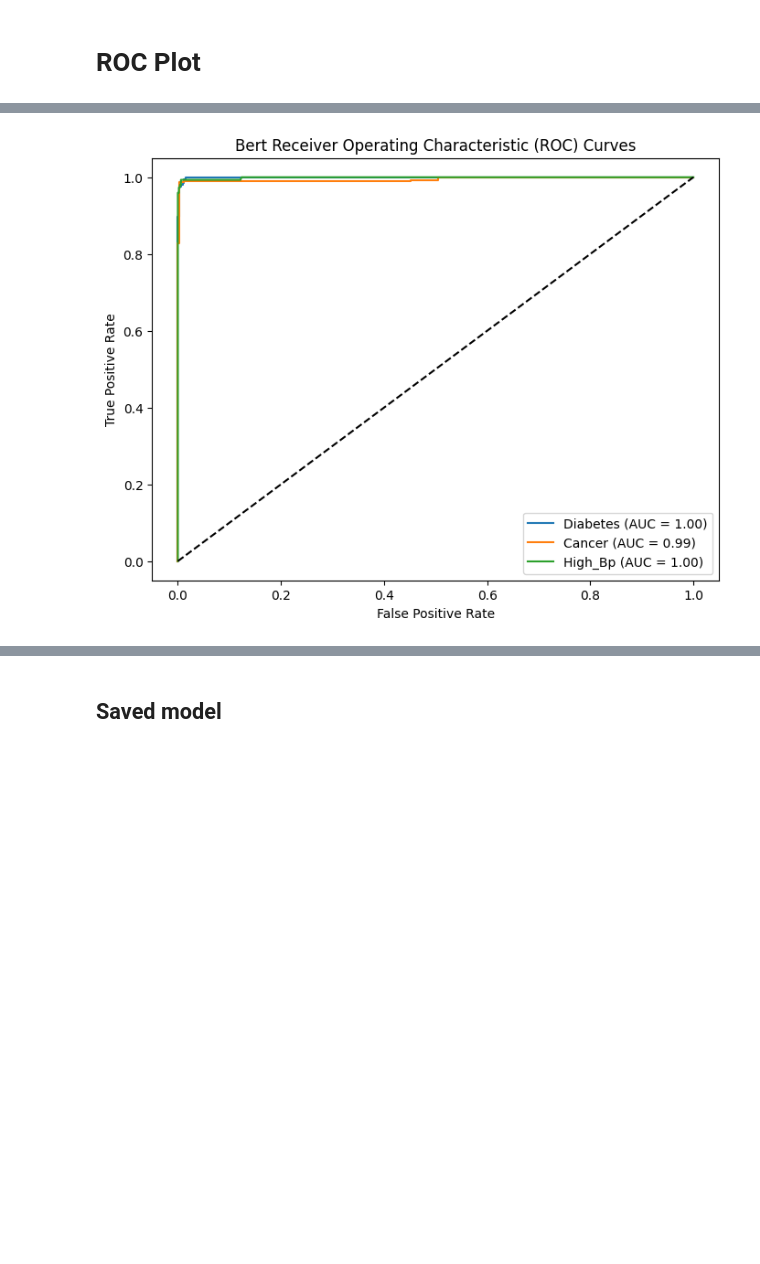
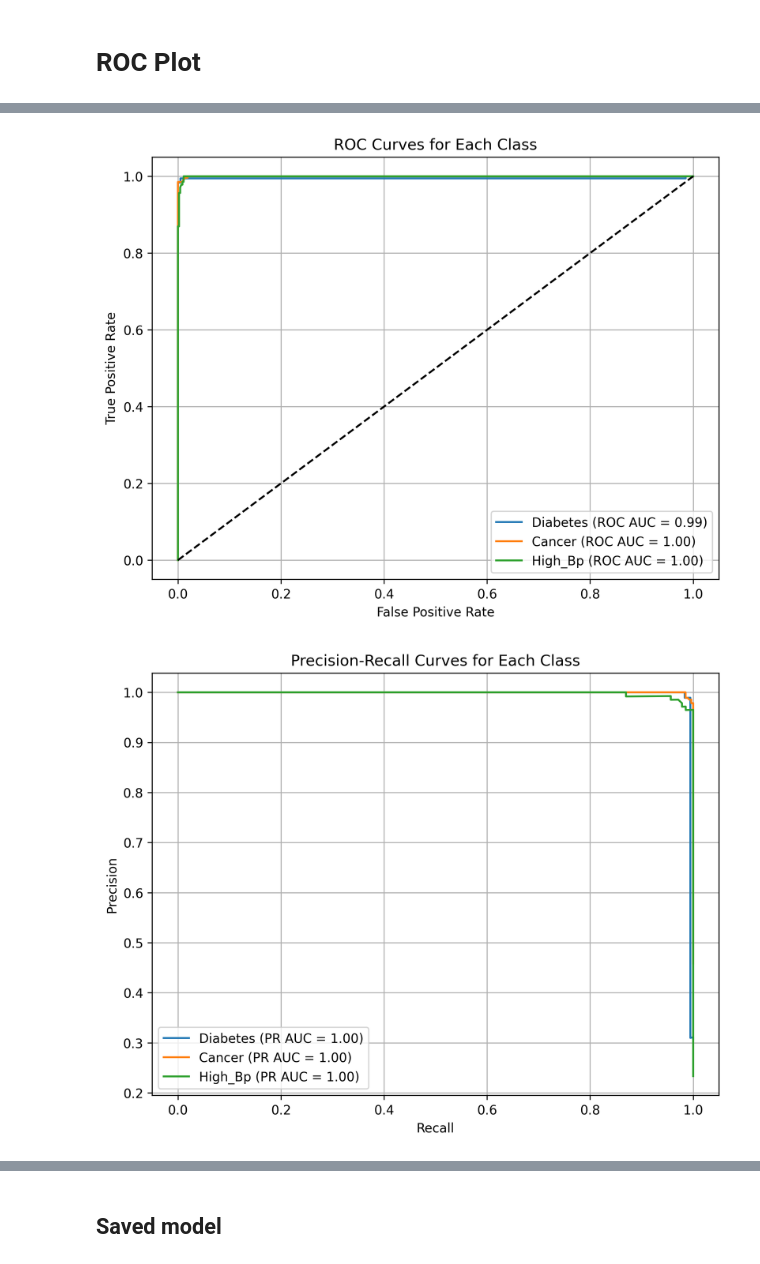
Before and after one commit to Datargets/ADR_XAI, a Jupyter notebook: XAI_ADR/Bert_SHAP.ipynb, the cells around one changed output, grey strips where cells are left out. Cells and saved outputs as stored; diff of their text form; code cells hidden in the pictures; blank space fills up the shorter version.

```diff
--- a/XAI_ADR/Bert_SHAP.ipynb
+++ b/XAI_ADR/Bert_SHAP.ipynb
@@ -30,7 +28,7 @@ You will be able to reuse this secret in all of your notebooks.
 Please note that authentication is recommended but still optional to access public models or datasets.
   warnings.warn(
 # %%
-df = pd.read_csv ('/content/drive/MyDrive/ADRSHAP/FinalADR.csv')
+df = pd.read_csv ('/content/drive/MyDrive/ADRSHAP/XAI_ADR/FinalADR.csv')
 df = df.loc[:, ~df.columns.str.contains('^Unnamed')]
 df=df.dropna()
 df.head()
@@ -262,13 +274,3 @@ model = AutoModelForSequenceClassification.from_pretrained("bert-base-cased", co
 # %% [output]
 Some weights of BertForSequenceClassification were not initialized from the model checkpoint at bert-base-cased and are newly initialized: ['classifier.bias', 'classifier.weight']
 You should probably TRAIN this model on a down-stream task to be able to use it for predictions and inference.
-# %%
-from sklearn.metrics import accuracy_score
-
-def compute_metrics(pred):
-  labels = pred.label_ids
-  preds = pred.predictions.argmax(-1)
-  acc = accuracy_score(labels, preds)
-  return {
-      'accuracy': acc,
-  }
@@ -288,9 +317,9 @@ training_args = TrainingArguments(
     load_best_model_at_end=True,
     logging_steps=400,
     save_steps=400,
-    evaluation_strategy="steps",
-    learning_rate=3e-5, # A common choice for fine-tuning BERT
-    report_to=None  # Disables all integrations, including wandb
+    eval_strategy="steps",
+    learning_rate=3e-5,
+    report_to=None
 )
 # %%
 from transformers import  Trainer
@@ -334,36 +416,51 @@ import torch.nn.functional as F
 probabilities = F.softmax(torch.tensor(logits), dim=-2).numpy()
 # %%
-from sklearn.metrics import roc_curve, auc
+from sklearn.metrics import roc_curve, auc, precision_recall_curve, average_precision_score
 from sklearn.preprocessing import label_binarize
 import matplotlib.pyplot as plt
 
 # Assuming these are your class names
 class_names = ['Diabetes', 'Cancer', 'High_Bp']  # Replace with your actual class names
+num_classes = len(class_names)
 
-num_classes = 3
+# Binarize true labels
 true_labels_binarized = label_binarize(true_labels, classes=list(range(num_classes)))
 
-# Compute ROC and AUC for each class
-fpr = dict()
-tpr = dict()
-roc_auc = dict()
+# Initialize dicts
+fpr, tpr, roc_auc = {}, {}, {}
+precision, recall, pr_auc = {}, {}, {}
 
 for i in range(num_classes):
     fpr[i], tpr[i], _ = roc_curve(true_labels_binarized[:, i], probabilities[:, i])
     roc_auc[i] = auc(fpr[i], tpr[i])
 
+    precision[i], recall[i], _ = precision_recall_curve(true_labels_binarized[:, i], probabilities[:, i])
+    pr_auc[i] = average_precision_score(true_labels_binarized[:, i], probabilities[:, i])
+
 # Plot ROC curves
-plt.figure(figsize=(8, 6))
+plt.figure(figsize=(8, 6),dpi=300)
 for i in range(num_classes):
-    plt.plot(fpr[i], tpr[i], label=f'{class_names[i]} (AUC = {roc_auc[i]:.2f})')
-plt.plot([0, 1], [0, 1], 'k--')  # Diagonal line
+    plt.plot(fpr[i], tpr[i], label=f'{class_names[i]} (ROC AUC = {roc_auc[i]:.2f})')
+plt.plot([0, 1], [0, 1], 'k--')
 plt.xlabel('False Positive Rate')
 plt.ylabel('True Positive Rate')
-plt.title('Bert Receiver Operating Characteristic (ROC) Curves')
+plt.title('ROC Curves for Each Class')
 plt.legend(loc='lower right')
+plt.grid(True)
 plt.show()
+
+plt.figure(figsize=(8, 6),dpi=300)
+for i in range(num_classes):
+    plt.plot(recall[i], precision[i], label=f'{class_names[i]} (PR AUC = {pr_auc[i]:.2f})')
+plt.xlabel('Recall')
+plt.ylabel('Precision')
+plt.title('Precision-Recall Curves for Each Class')
+plt.legend(loc='lower left')
+plt.grid(True)
+plt.show()
 # %% [output]
-[figure, old version]
+[figure, new version]
+[figure, added]
 # %%
 for i in range(num_classes):
     print(f'Class {i} AUC: {roc_auc[i]:.2f}')
```
Also changed, not shown: parts of 28 cells of this notebook, 6 other files.
